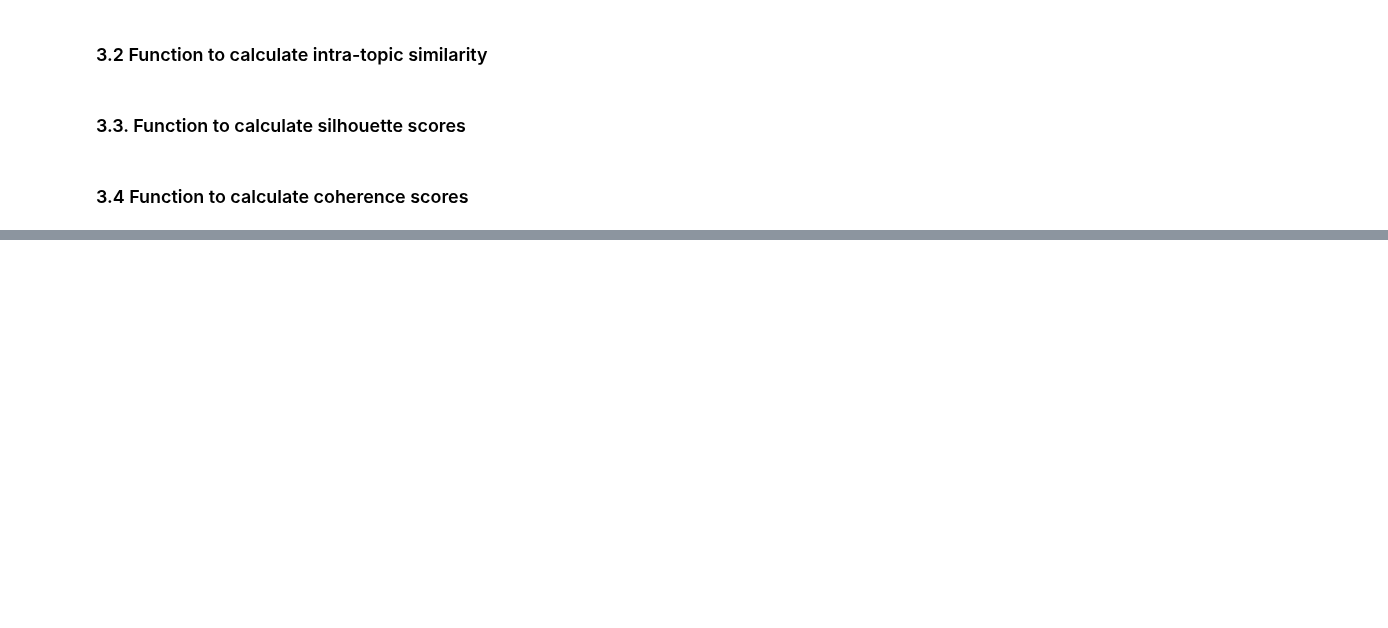
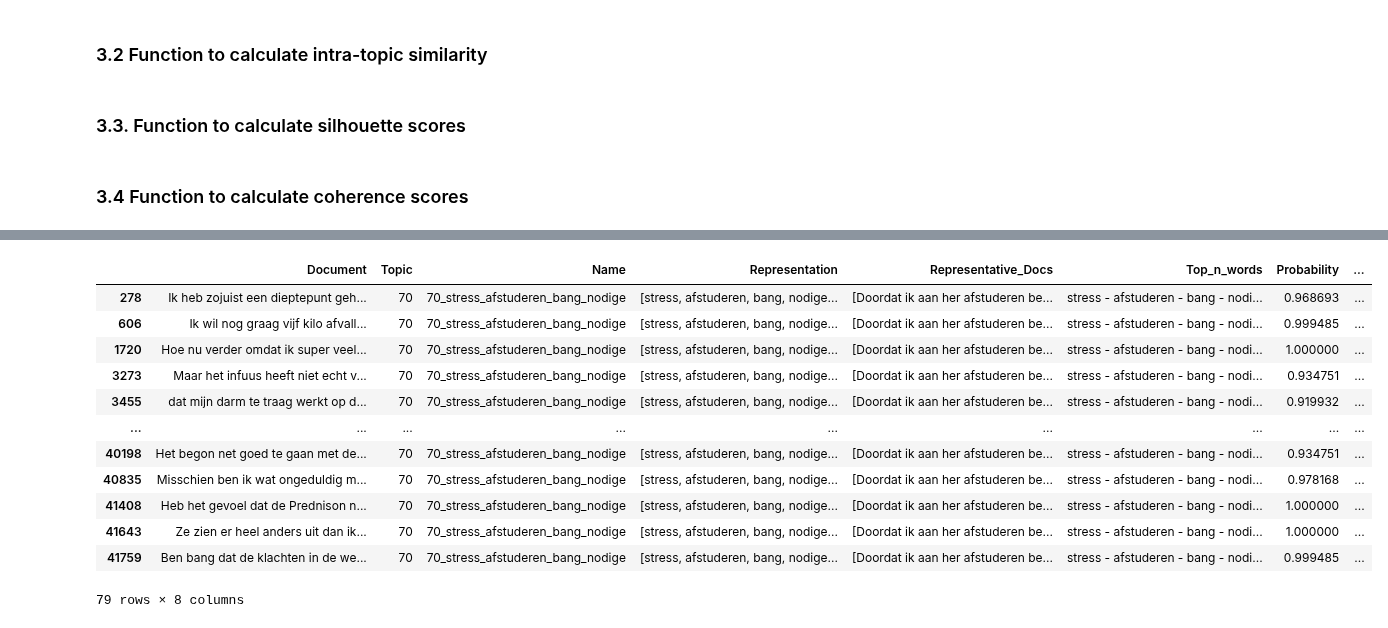
Before and after one commit to MaastrichtU-CDS/MyIBDcoachNLP, a Jupyter notebook: notebooks/analysis_of_sentences/bertje_sentence_analysis_15char_nl.ipynb, the cells around one changed output, grey strips where cells are left out. Saved outputs shown, nothing was run; the diff lists cells and outputs as text; code cells hidden in the pictures; blank space fills up the shorter version.

Commit message:
New embeddings

```diff
--- a/notebooks/analysis_of_sentences/bertje_sentence_analysis_15char_nl.ipynb
+++ b/notebooks/analysis_of_sentences/bertje_sentence_analysis_15char_nl.ipynb
@@ -199,30 +318,0 @@ vectorizer_model=CountVectorizer(stop_words=dutch_stopwords, min_df=2, ngram_ran
-# %%
-# build the BERTopic model
-from bertopic import BERTopic
-from umap import UMAP
-from hdbscan import HDBSCAN
-from bertopic import BERTopic
-from sklearn.cluster import AgglomerativeClustering
-
-
-def build_bertopic(combination):
-    n_neighbors, n_components, min_cluster_size, min_samples = combination
-    cluster_model = AgglomerativeClustering(n_clusters=50)
-
-    # Initialize BERTopic with UMAP and HDBSCAN models
-    topic_model = BERTopic(
-        embedding_model=embedding_model,
-        umap_model=UMAP(n_neighbors=n_neighbors, n_components=n_components, metric='cosine', random_state=42),
-        hdbscan_model=cluster_model,
-        #hdbscan_model=HDBSCAN(min_cluster_size=min_cluster_size, min_samples=min_samples, metric='euclidean', cluster_selection_method='eom', prediction_data=True),
-        vectorizer_model=vectorizer_model,
-        top_n_words=10,
-        verbose=True
-    )
-
-    # Fit-transform to get document topics and probabilities
-    doc_topics, probs = topic_model.fit_transform(sentences, embeddings)
-
-
-    # Return only essential results
-    return topic_model
@@ -455,0 +319,2 @@ cluster_size_df
+# %%
+topic_model = build_bertopic(clustering_method = "HDBSCAN")
@@ -455,0 +344,5 @@ cluster_size_df
+# %%
+# Reduce outliers
+new_topics = topic_model.reduce_outliers(sentences, topics)
+# %%
+topic_model.update_topics(sentences, topics=new_topics)
@@ -475,0 +365,17 @@ topic_model.get_topic_info()
+# %%
+doc_info = topic_model.get_document_info(sentences)
+doc_info[doc_info["Topic"] == 70]
+# %% [output]
+|  | Document | Topic | Name | Representation | Representative_Docs | Top_n_words | Probability | ... |
+| 278 | Ik heb zojuist een dieptepunt geh... | 70 | 70_stress_afstuderen_bang_nodige | [stress, afstuderen, bang, nodige... | [Doordat ik aan her afstuderen be... | stress - afstuderen - bang - nodi... | 0.968693 | ... |
+| 606 | Ik wil nog graag vijf kilo afvall... | 70 | 70_stress_afstuderen_bang_nodige | [stress, afstuderen, bang, nodige... | [Doordat ik aan her afstuderen be... | stress - afstuderen - bang - nodi... | 0.999485 | ... |
+| 1720 | Hoe nu verder omdat ik super veel... | 70 | 70_stress_afstuderen_bang_nodige | [stress, afstuderen, bang, nodige... | [Doordat ik aan her afstuderen be... | stress - afstuderen - bang - nodi... | 1.000000 | ... |
+| 3273 | Maar het infuus heeft niet echt v... | 70 | 70_stress_afstuderen_bang_nodige | [stress, afstuderen, bang, nodige... | [Doordat ik aan her afstuderen be... | stress - afstuderen - bang - nodi... | 0.934751 | ... |
+| 3455 | dat mijn darm te traag werkt op d... | 70 | 70_stress_afstuderen_bang_nodige | [stress, afstuderen, bang, nodige... | [Doordat ik aan her afstuderen be... | stress - afstuderen - bang - nodi... | 0.919932 | ... |
+| ... | ... | ... | ... | ... | ... | ... | ... | ... |
+| 40198 | Het begon net goed te gaan met de... | 70 | 70_stress_afstuderen_bang_nodige | [stress, afstuderen, bang, nodige... | [Doordat ik aan her afstuderen be... | stress - afstuderen - bang - nodi... | 0.934751 | ... |
+| 40835 | Misschien ben ik wat ongeduldig m... | 70 | 70_stress_afstuderen_bang_nodige | [stress, afstuderen, bang, nodige... | [Doordat ik aan her afstuderen be... | stress - afstuderen - bang - nodi... | 0.978168 | ... |
+| 41408 | Heb het gevoel dat de Prednison n... | 70 | 70_stress_afstuderen_bang_nodige | [stress, afstuderen, bang, nodige... | [Doordat ik aan her afstuderen be... | stress - afstuderen - bang - nodi... | 1.000000 | ... |
+| 41643 | Ze zien er heel anders uit dan ik... | 70 | 70_stress_afstuderen_bang_nodige | [stress, afstuderen, bang, nodige... | [Doordat ik aan her afstuderen be... | stress - afstuderen - bang - nodi... | 1.000000 | ... |
+| 41759 | Ben bang dat de klachten in de we... | 70 | 70_stress_afstuderen_bang_nodige | [stress, afstuderen, bang, nodige... | [Doordat ik aan her afstuderen be... | stress - afstuderen - bang - nodi... | 0.999485 | ... |
+79 rows × 8 columns
```
Also changed, not shown: parts of 37 cells of this notebook, 1 other file.
